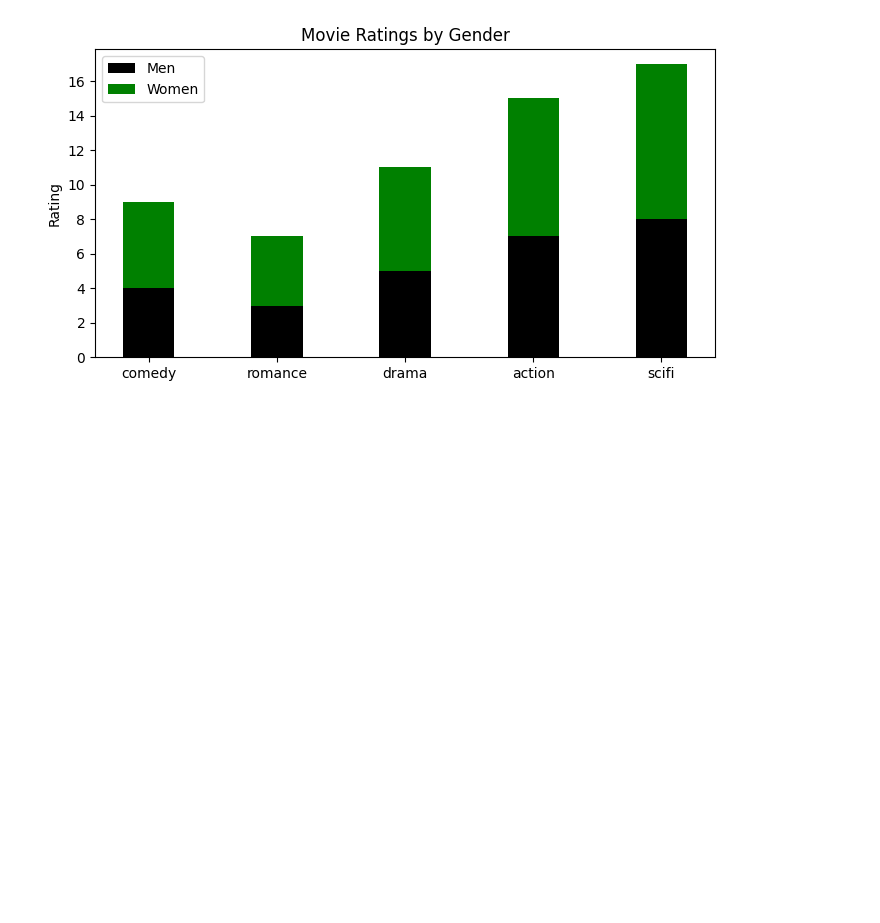
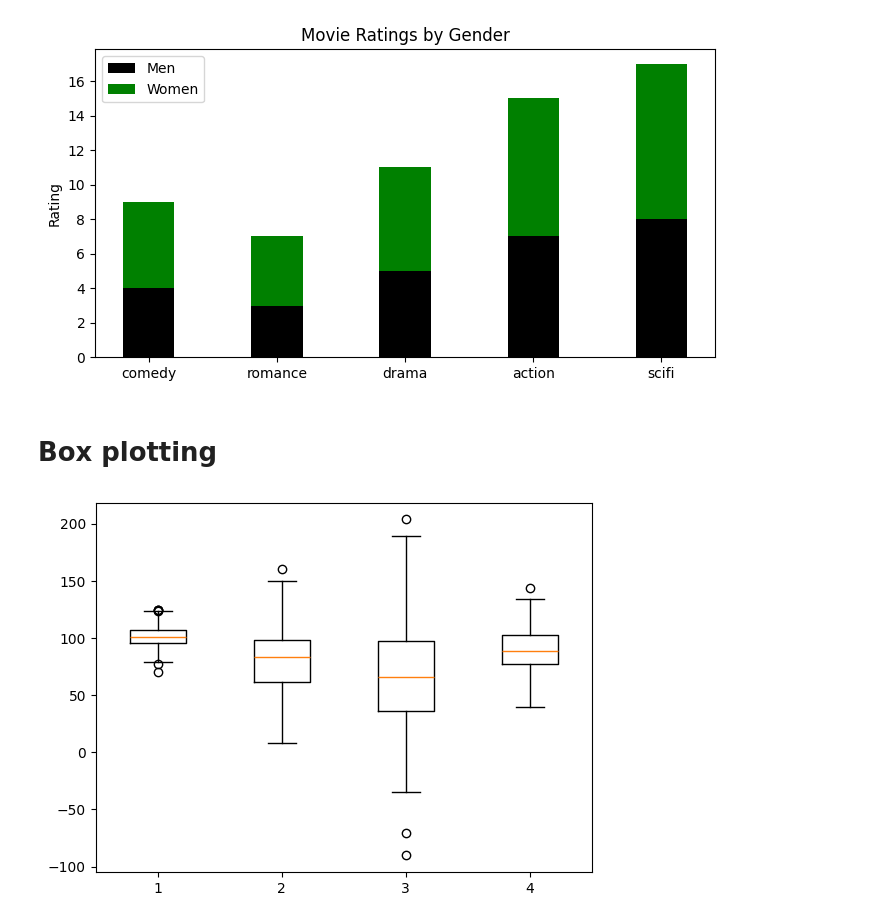
Before and after one commit to sachin5031/Python_Data_Visualization, a Jupyter notebook: BBVHS_04.ipynb, the cells around one changed output. Saved outputs shown, nothing was run; the diff lists cells and outputs as text; code cells hidden in the pictures; blank space fills up the shorter version.

```diff
--- a/BBVHS_04.ipynb
+++ b/BBVHS_04.ipynb
@@ -73,5 +75,23 @@ plt.legend()
 plt.show()
 # %% [output]
 [figure]
+# %% [markdown]
+# Box plotting
 # %%
-import random
+# Box plotting
+np.random.seed(10)
+n1=np.random.normal(100,10,200)
+n2=np.random.normal(80,30,200)
+n3=np.random.normal(70,50,200)
+n4=np.random.normal(90,20,200)
+
+data=[n1,n2,n3,n4]
+
+# fig, ax = plt.subplots(figsize=(10, 5))
+# ax.boxplot(data)
+# plt.show()
+
+plt.boxplot(data)
+plt.show()
+# %% [output]
+[figure, added]
```
Also changed, not shown: parts of 9 cells of this notebook.
